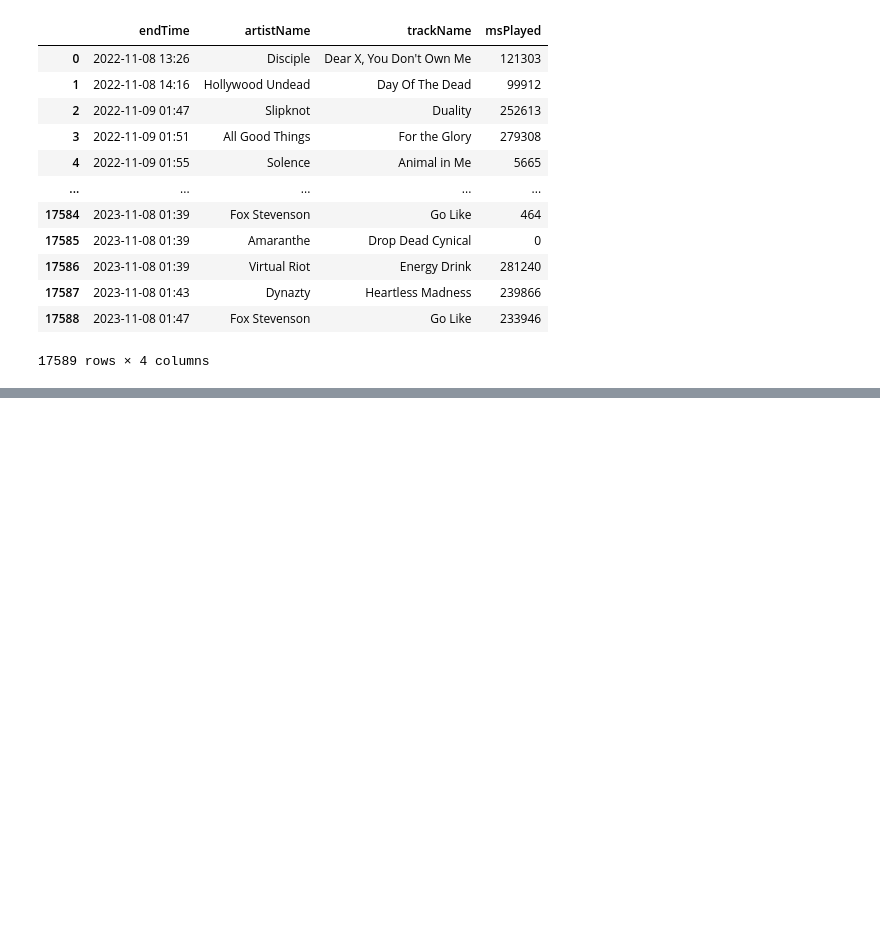
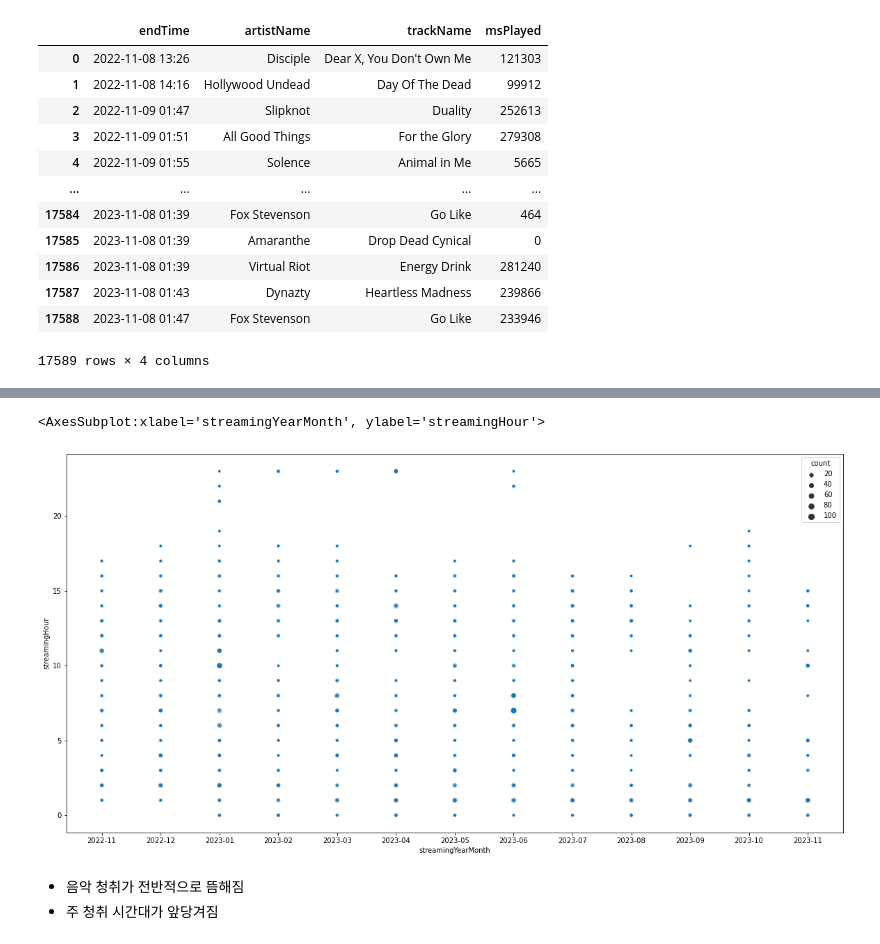
Before and after one commit to ShinHongKyu/spotify-my-history, a Jupyter notebook: my-spotify-history.ipynb, the cells around one changed output, grey strips where cells are left out. Cells and saved outputs as stored; diff of their text form; code cells hidden in the pictures; blank space fills up the shorter version.

```diff
--- a/my-spotify-history.ipynb
+++ b/my-spotify-history.ipynb
@@ -47,0 +104,8 @@ history
+# %%
+# 3. 일별 청취 시간대의 변화 확인
+# 일별 청취 시간대를 월별로 집계
+hour_count= history.groupby(['streamingDate', 'streamingHour'])['endTime'].count().reset_index().rename(columns= {'endTime' : 'count'})
+# 연월 컬럼 추가
+hour_count['streamingDate']= pd.to_datetime(hour_count['streamingDate'])
+hour_count['streamingYearMonth']= hour_count['streamingDate'].dt.strftime('%Y-%m')
+hour_count
@@ -47,0 +126,10 @@ history
+# %%
+plt.figure(figsize= (20, 10))
+sns.scatterplot(data= hour_count, x= 'streamingYearMonth', y= 'streamingHour',
+                size= 'count')
+# %% [output]
+<AxesSubplot:xlabel='streamingYearMonth', ylabel='streamingHour'>
+[figure, added]
+# %% [markdown]
+* 음악 청취가 전반적으로 뜸해짐
+* 주 청취 시간대가 앞당겨짐
```
Also changed, not shown: parts of 9 cells of this notebook.
